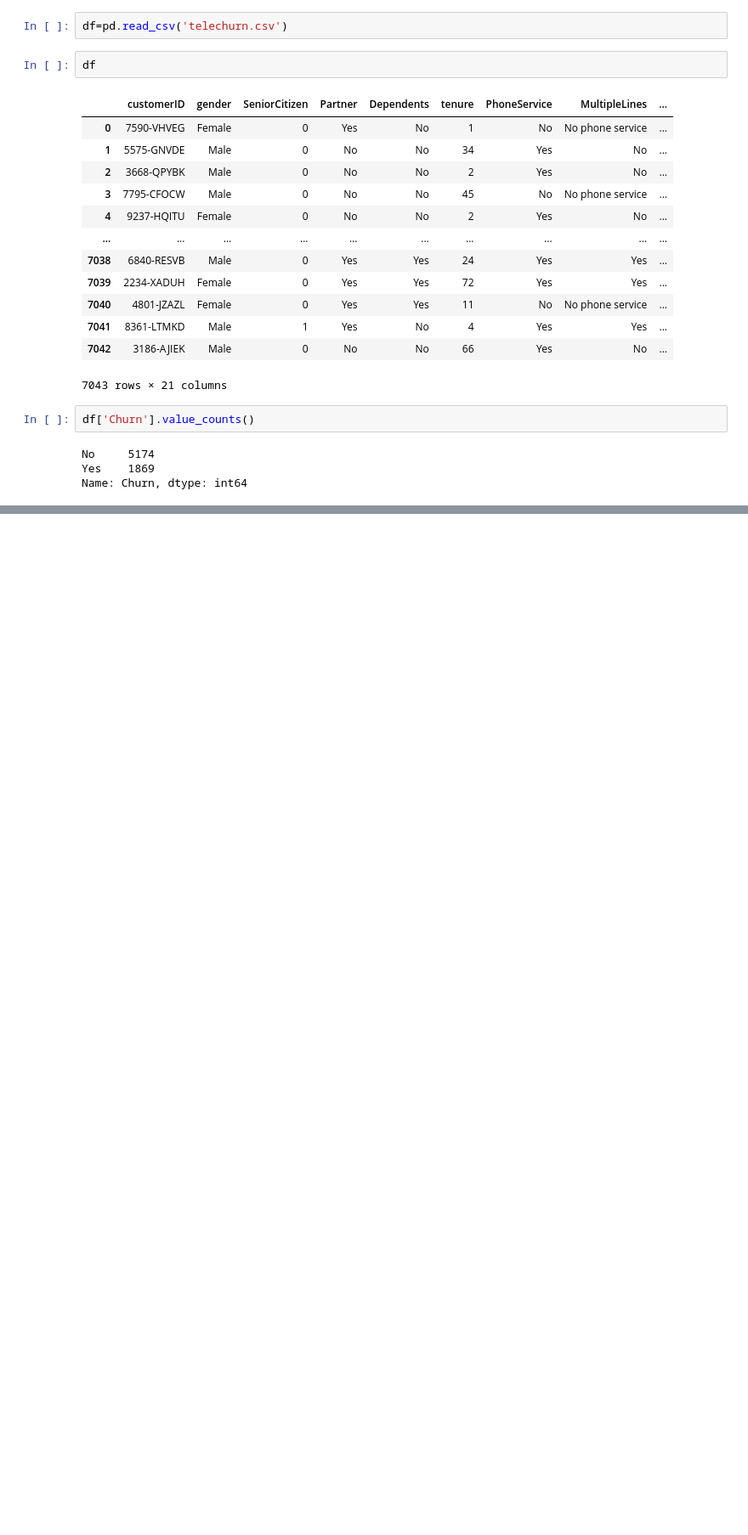
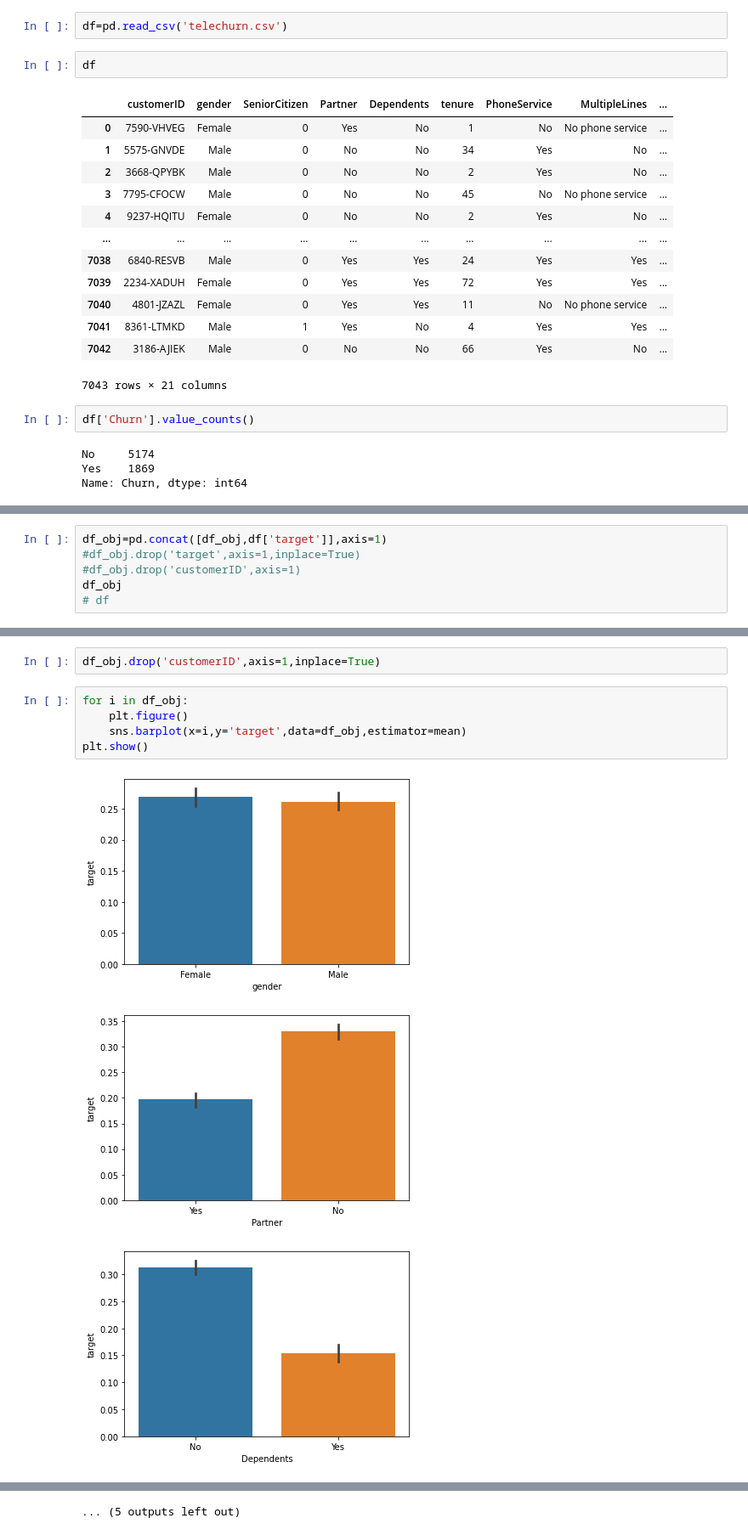
Before and after one commit to varun0712e/telecomchrun, a Jupyter notebook: Untitled21.ipynb, the cells around one changed output, grey strips where cells are left out. Shown at 85% size. Cells and saved outputs as stored; diff of their text form; blank space fills up the shorter version.

```diff
--- a/Untitled21.ipynb
+++ b/Untitled21.ipynb
@@ -29,0 +92,6 @@ Name: Churn, dtype: int64
+# %%
+df_obj=pd.concat([df_obj,df['target']],axis=1)
+#df_obj.drop('target',axis=1,inplace=True)
+#df_obj.drop('customerID',axis=1)
+df_obj
+# df
@@ -29,0 +112,11 @@ Name: Churn, dtype: int64
+# %%
+df_obj.drop('customerID',axis=1,inplace=True)
+# %%
+for i in df_obj:
+    plt.figure()
+    sns.barplot(x=i,y='target',data=df_obj,estimator=mean)
+plt.show()
+# %% [output]
+[figure, added]
+[figure, added]
+[figure, added]
@@ -29,0 +132 @@ Name: Churn, dtype: int64
+... (5 outputs left out)
```
Also changed, not shown: parts of 87 cells of this notebook.
